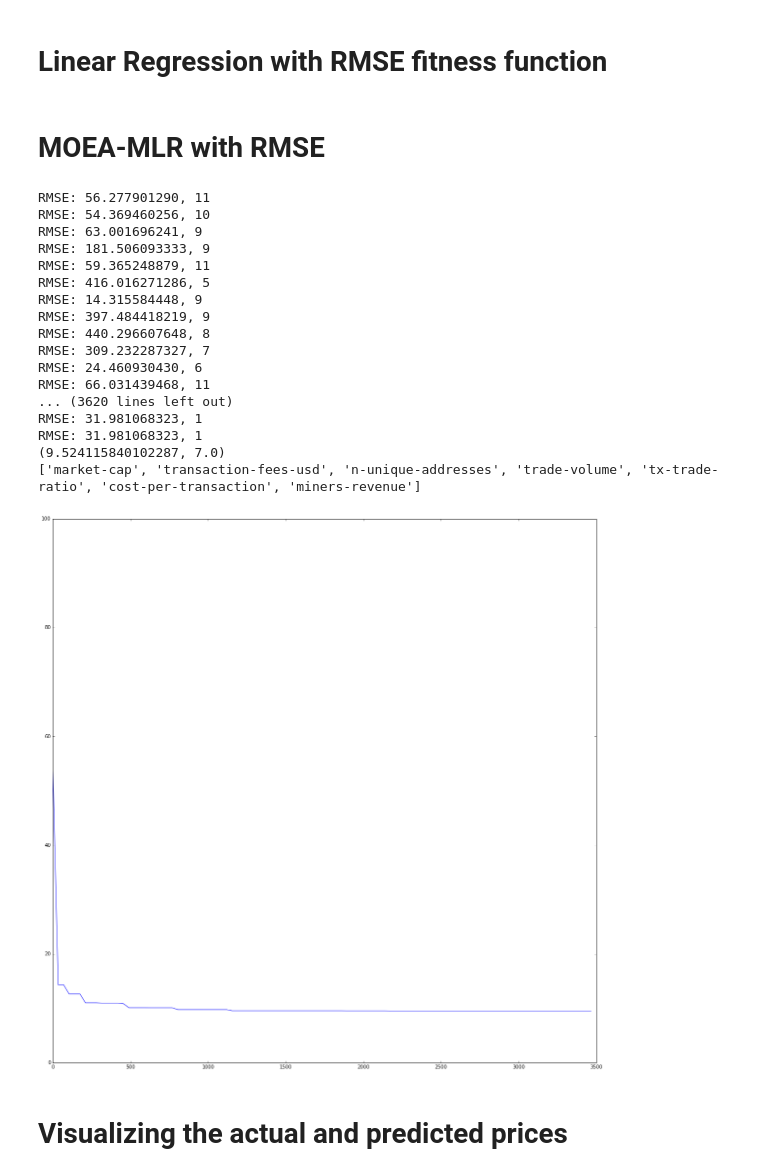
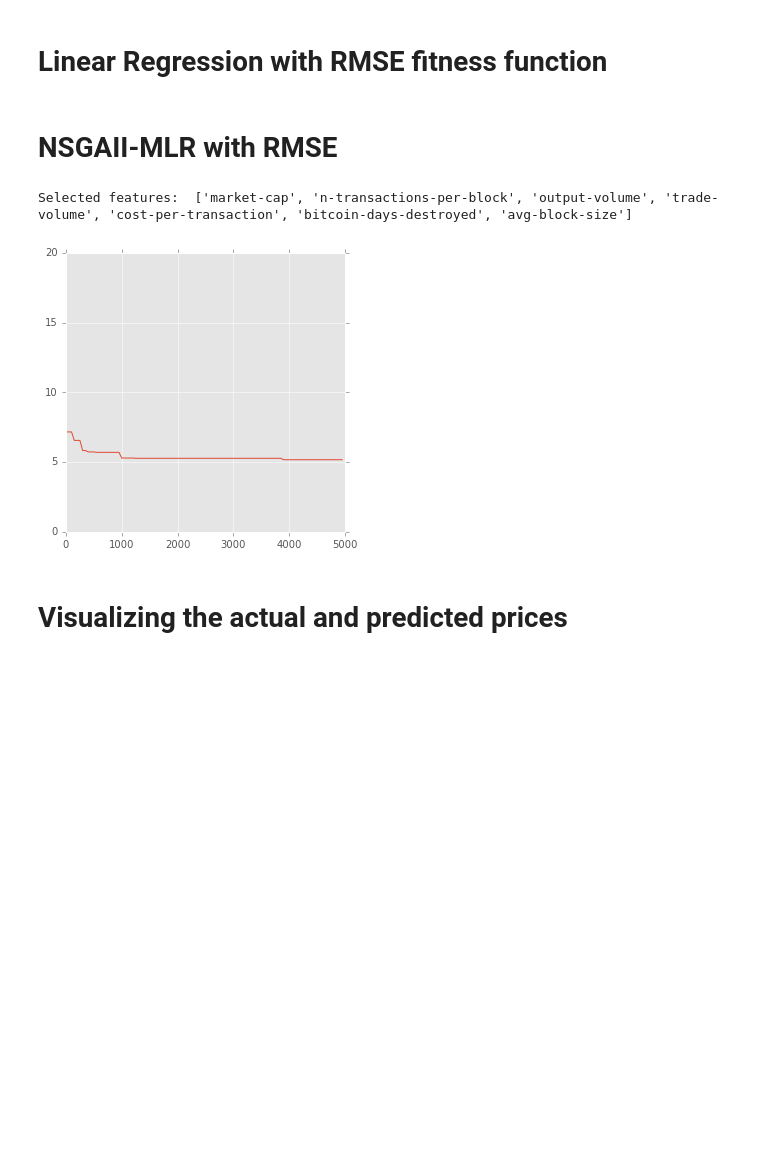
Before and after one commit to Lucsanszky/btc-price-prediction, a Jupyter notebook: DataAnalysis/BTCPricePrediction.ipynb, the cells around one changed output. Saved outputs shown, nothing was run; the diff lists cells and outputs as text; code cells hidden in the pictures; blank space fills up the shorter version.

```diff
--- a/DataAnalysis/BTCPricePrediction.ipynb
+++ b/DataAnalysis/BTCPricePrediction.ipynb
@@ -1,18 +1,19 @@
 # %%
 %matplotlib inline
 
-import random
+from deap import base, creator, tools, algorithms
 import math
+import matplotlib.pyplot as plt
 import numpy as np
 import pandas as pd
-import matplotlib.pyplot as plt
-from deap import base, creator, tools, algorithms
+import random
 from sklearn import preprocessing as preproc, datasets, linear_model
 from sklearn.metrics import mean_squared_error as mse, accuracy_score as acc_scr
 
 toolb = base.Toolbox()
 pd.set_option('html', False)
 np.set_printoptions(threshold=np.nan)
+plt.style.use('ggplot')
 # %% [markdown]
 # Data Preprocessing
 # %%
@@ -171,24 +250,24 @@ Variance score: 0.992193175, 7
 # %% [markdown]
 # Linear Regression with RMSE fitness function
 # %%
-def fitnessFun (indiv):
+def fitness_fun_RMSE(indiv):
     if(sum(indiv) == 0):
         indiv[0] = 1
-    filteredFeatures = filterFeatures(indiv)
 
-    size = len(filteredFeatures)
-    features = pd.concat(filteredFeatures, axis = 1)
-    btc_features = pd.DataFrame(features.values).as_matrix()
-    btc_target = pd.DataFrame(frames[0]).as_matrix().flatten()
+    filtered_features = filter_features(indiv)
+    size = len(filtered_features)
+    filtered_features = pd.concat(filtered_features, axis = 1)
+    btc_features = pd.DataFrame(filtered_features.values).as_matrix()
+    btc_target = pd.DataFrame(FRAMES[0]).as_matrix().flatten()
 
     # 60% of the data will be used for training,
     # 20% will be used for validation and testing.
 
-    btc_X_train = btc_features[:int(0.6*len(btc_features))]
-    btc_X_validation = btc_features[int(0.6*len(btc_features)):int(0.8*len(btc_features))]
+    btc_X_train = btc_features[:int(0.7*len(btc_features))]
+    btc_X_validation = btc_features[int(0.7*len(btc_features)):int(0.8*len(btc_features))]
 
-    btc_y_train = btc_target[:int(0.6*len(btc_target))]
-    btc_y_validation = btc_target[int(0.6*len(btc_target)):int(0.8*len(btc_target))]
+    btc_y_train = btc_target[:int(0.7*len(btc_target))]
+    btc_y_validation = btc_target[int(0.7*len(btc_target)):int(0.8*len(btc_target))]
 
     # Create the learner
 
@@ -198,72 +277,58 @@ def fitnessFun (indiv):
     # and evaluate the performance by the test data
 
     regr.fit(btc_X_train, btc_y_train)
-    print ('RMSE: %.9f, %d' % (math.sqrt(mse(btc_y_validation, regr.predict(btc_X_validation))), size))
+    #print ('RMSE: %.9f, %d' % (math.sqrt(mse(btc_y_validation, regr.predict(btc_X_validation))), size))
 
     return math.sqrt(mse(btc_y_validation, regr.predict(btc_X_validation))), size
 
 creator.create("FitnessMulti", base.Fitness, weights=(-1.0,-1.0))
 creator.create("Individual", list, fitness=creator.FitnessMulti)
 # %% [markdown]
-# MOEA-MLR with RMSE
+# NSGAII-MLR with RMSE
 # %%
 # Concatenate the features in order to group them by date
 gens = 100
-indiv_num = 35
+indiv_num = 50
 
 toolb.register('bit', random.randint, 0, 1)
-toolb.register('individual', tools.initRepeat, creator.Individual, toolb.bit, n = len(features))
+toolb.register('individual', tools.initRepeat, creator.Individual, toolb.bit, n = len(FEATURES))
 toolb.register('population', tools.initRepeat, list, toolb.individual, n = indiv_num)
-toolb.register('evaluate', fitnessFun)
+toolb.register('evaluate', fitness_fun_RMSE)
 toolb.register('mate', tools.cxUniform, indpb = 0.1)
 toolb.register('mutate', tools.mutFlipBit, indpb = 0.05)
 toolb.register('select', tools.selNSGA2)
 
 population = toolb.population()
 fits = map (toolb.evaluate, population)
 hof = tools.HallOfFame(1)
 
 for fit, ind in zip(fits, population):
     ind.fitness.values = fit
 
-plt.ylim([0,100])
+plt.ylim([0,20])
 fig = plt.gcf()
-fig.set_size_inches(20,20)
+fig.set_size_inches(5,5)
 
 best = np.ndarray((gens, 1))
+top_R2 = []
 
 for gen in range(gens):
     offspring = algorithms.varOr(population, toolb, lambda_ = indiv_num, cxpb = 0.5, mutpb = 0.1)
     hof.update(offspring)
     fits = map (toolb.evaluate, offspring)
     for fit, ind in zip(fits, offspring):
         ind.fitness.values = fit
     population = toolb.select(offspring + population, k = indiv_num)
-    print(hof[0].fitness.values)
+    #print(hof[0].fitness.values)
     best[gen] = hof[0].fitness.values[0]
+    top_R2 = hof[0]
 
 x = list(range(0, indiv_num * gens, indiv_num))
 plt.plot(x, best)
-print (list(map(lambda t: t[1], filter(lambda t: t[0], zip(hof[0], charts[1:])))))
+print ("Selected features: ", list(map(lambda t: t[1], filter(lambda t: t[0], zip(hof[0], CHARTS[1:])))))
 # %% [output]
-RMSE: 56.277901290, 11
-RMSE: 54.369460256, 10
-RMSE: 63.001696241, 9
-RMSE: 181.506093333, 9
-RMSE: 59.365248879, 11
-RMSE: 416.016271286, 5
-RMSE: 14.315584448, 9
-RMSE: 397.484418219, 9
-RMSE: 440.296607648, 8
-RMSE: 309.232287327, 7
-RMSE: 24.460930430, 6
-RMSE: 66.031439468, 11
-... (3620 lines left out)
-RMSE: 31.981068323, 1
-RMSE: 31.981068323, 1
-(9.524115840102287, 7.0)
-['market-cap', 'transaction-fees-usd', 'n-unique-addresses', 'trade-volume', 'tx-trade-ratio', 'cost-per-transaction', 'miners-revenue']
+Selected features:  ['market-cap', 'n-transactions-per-block', 'output-volume', 'trade-volume', 'cost-per-transaction', 'bitcoin-days-destroyed', 'avg-block-size']
-[figure, old version]
+[figure, new version]
 # %% [markdown]
 # Visualizing the actual and predicted prices
 # %%
```
Also changed, not shown: parts of 10 cells of this notebook.
